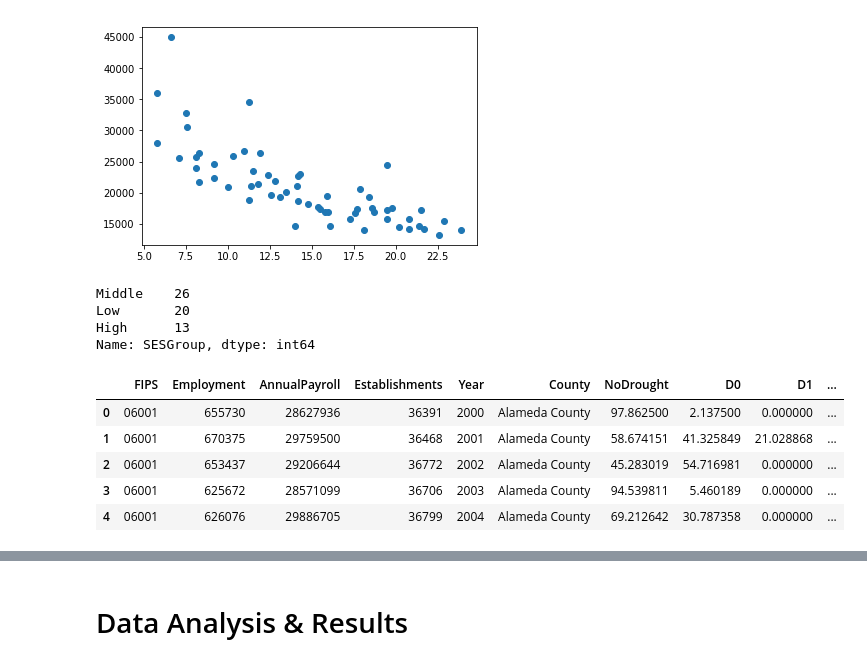
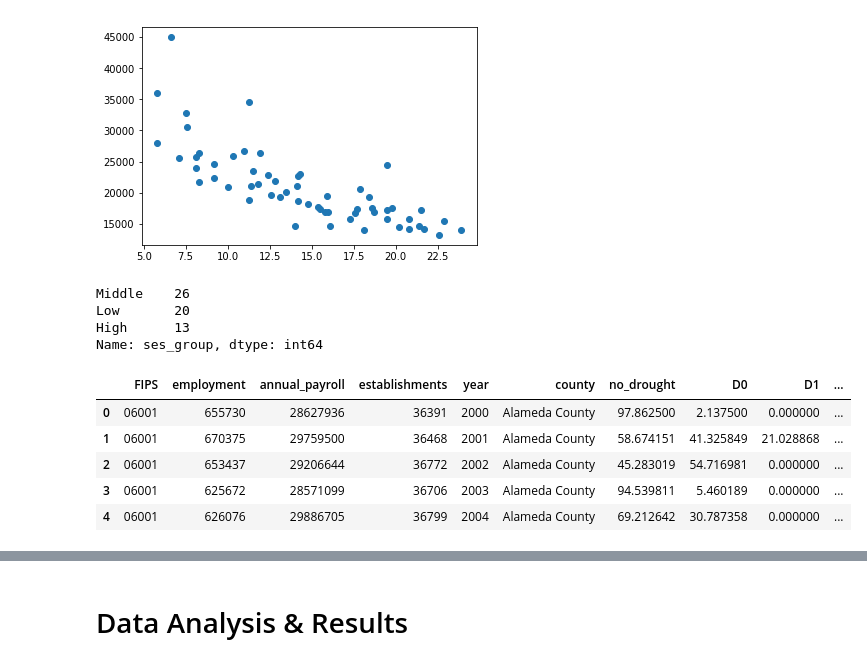
Before and after one commit to jacobmoul/COGS108_Repo, a Jupyter notebook: Final Project/FinalProject.ipynb, the cells around one changed output, grey strips where cells are left out. Saved outputs shown, nothing was run; the diff lists cells and outputs as text; code cells hidden in the pictures.

```diff
--- a/Final Project/FinalProject.ipynb
+++ b/Final Project/FinalProject.ipynb
@@ -184,11 +200,11 @@ unemploy = unemploy[(unemploy['Area Type'] == 'County') & (unemploy['Year'] < 20
 unemploy = unemploy[['Area Name', 'Year', 'Unemployment Rate']].reset_index(drop=True)
 
 # rename columns for merging
-unemploy = unemploy.rename(columns={'Area Name': 'County', 'Unemployment Rate': 'Unemployment'})
+unemploy = unemploy.rename(columns={'Area Name': 'county', 'Unemployment Rate': 'unemployment', 'Year': 'year'})
 # %%
 ### Merge Data Sets
 
-first_merge = pd.merge(left=cbp_final, right=drought_final, left_on=['FIPS', 'Year'], right_on=['FIPS', 'Year'], how='outer')
-project_df = pd.merge(left=first_merge, right=unemploy, left_on=['County', 'Year'], right_on=['County', 'Year'])
+first_merge = pd.merge(left=cbp_final, right=drought_final, left_on=['FIPS', 'year'], right_on=['FIPS', 'year'], how='outer')
+project_df = pd.merge(left=first_merge, right=unemploy, left_on=['county', 'year'], right_on=['county', 'year'])
 project_df.head(20)
 # %% [output]
@@ -212,7 +228,7 @@ project_df.head(20)
 # %%
 income = pd.read_csv('Data/income_by_county_1999.csv', header=1)
 income = income.iloc[:, 6:]
-income = income.rename(columns={income.columns[0]: 'County', \
+income = income.rename(columns={income.columns[0]: 'county', \
                                           income.columns[1]: 'income_avg_per_capita',
                                           income.columns[2]: 'poverty_percent'})
 income.head()
@@ -252,24 +268,24 @@ def assign_group(poverty):
     else:
         return 'High'
 
-income['SESGroup'] = pd.Categorical(income.iloc[:,2].apply(assign_group),
+income['ses_group'] = pd.Categorical(income.iloc[:,2].apply(assign_group),
                                             categories=['Low', 'Middle', 'High'],
                                             ordered=True)
 
 # Grouping by percent in poverty yields a significant difference from grouping by Income
 # %%
-income.SESGroup.value_counts()
+income.ses_group.value_counts()
 # %% [output]
 Middle    26
 Low       20
 High      13
-Name: SESGroup, dtype: int64
+Name: ses_group, dtype: int64
 # %%
 # merge income data to df
-project_df = project_df.merge(income, on='County')
+project_df = project_df.merge(income, on='county')
 project_df.head()
 # %% [output]
-|  | FIPS | Employment | AnnualPayroll | Establishments | Year | County | NoDrought | D0 | D1 | ... |
+|  | FIPS | employment | annual_payroll | establishments | year | county | no_drought | D0 | D1 | ... |
 | 0 | 06001 | 655730 | 28627936 | 36391 | 2000 | Alameda County | 97.862500 | 2.137500 | 0.000000 | ... |
 | 1 | 06001 | 670375 | 29759500 | 36468 | 2001 | Alameda County | 58.674151 | 41.325849 | 21.028868 | ... |
 | 2 | 06001 | 653437 | 29206644 | 36772 | 2002 | Alameda County | 45.283019 | 54.716981 | 0.000000 | ... |
```
Also changed, not shown: parts of 12 cells of this notebook.
